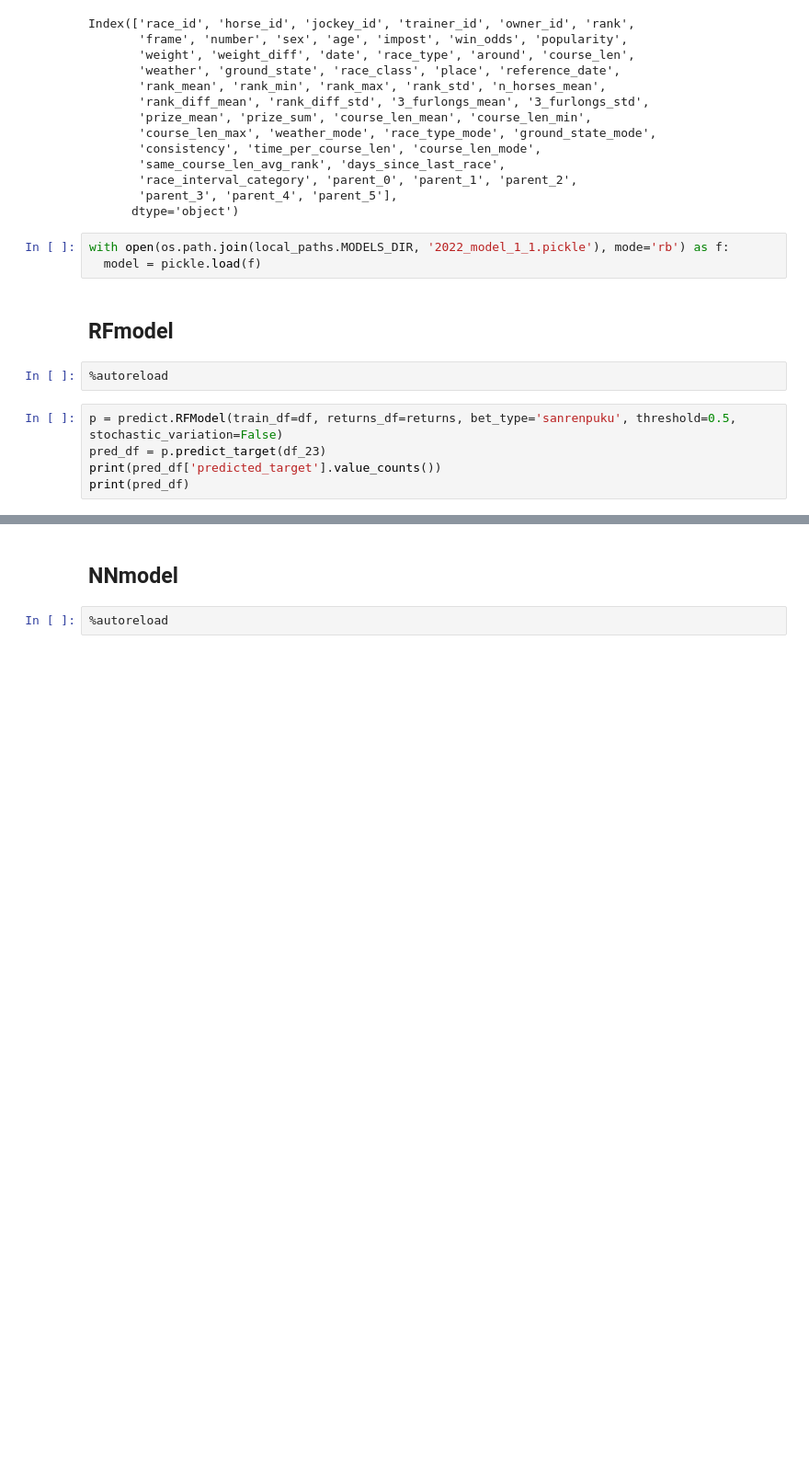
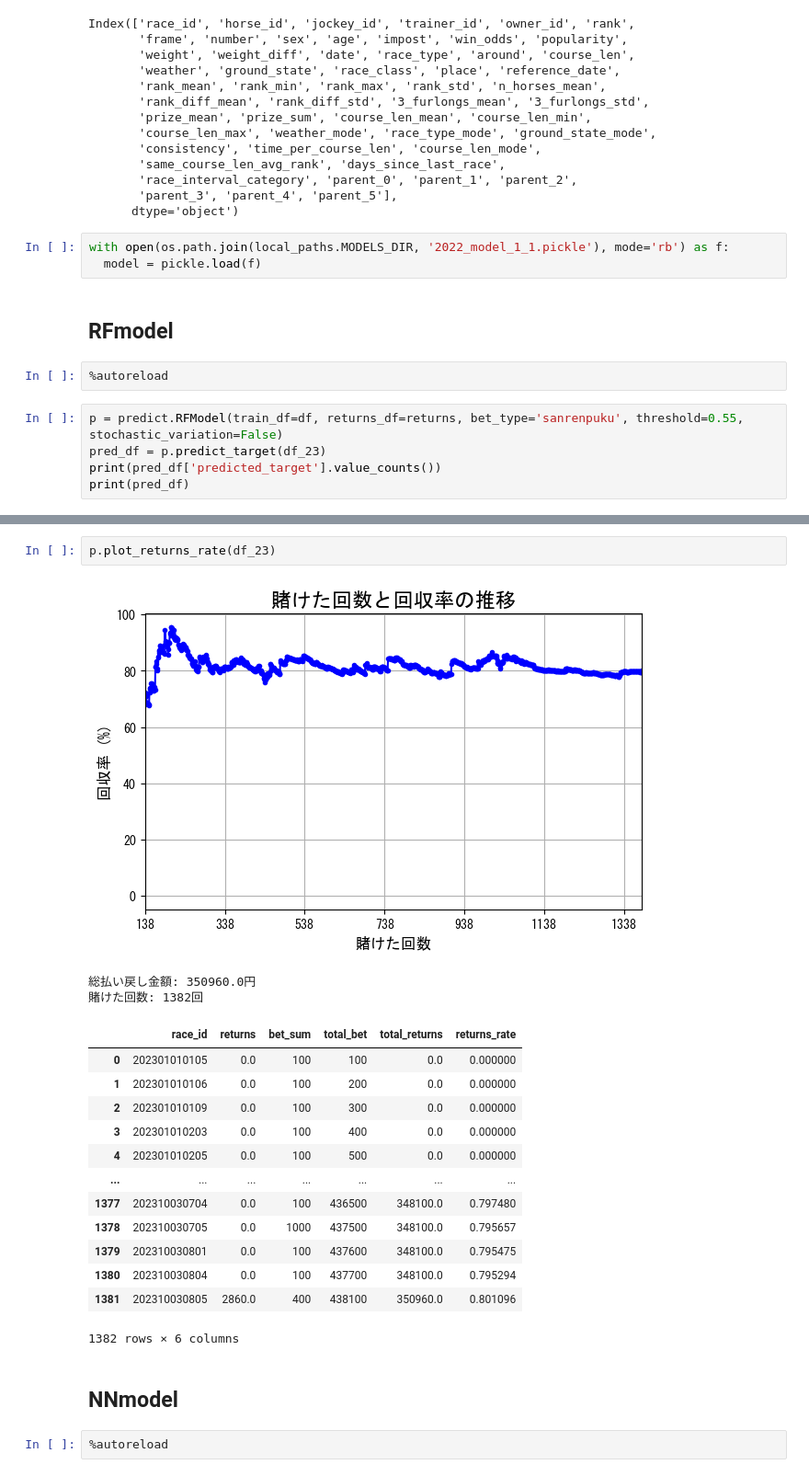
Before and after one commit to nanzeu/keiba, a Jupyter notebook: predict.ipynb, the cells around one changed output, grey strips where cells are left out. Shown: that part at 92% size. Saved outputs shown, nothing was run; the diff lists cells and outputs as text; blank space fills up the shorter version.

```diff
--- a/predict.ipynb
+++ b/predict.ipynb
@@ -112,7 +109,7 @@ with open(os.path.join(local_paths.MODELS_DIR, '2022_model_1_1.pickle'), mode='r
 # %%
 %autoreload
 # %%
-p = predict.RFModel(train_df=df, returns_df=returns, bet_type='sanrenpuku', threshold=0.5, stochastic_variation=False)
+p = predict.RFModel(train_df=df, returns_df=returns, bet_type='sanrenpuku', threshold=0.55, stochastic_variation=False)
 pred_df = p.predict_target(df_23)
 print(pred_df['predicted_target'].value_counts())
 print(pred_df)
@@ -210,3 +134,22 @@ For example, when doing 'df[col].method(value, inplace=True)', try using 'df.met
+# %%
+p.plot_returns_rate(df_23)
+# %% [output]
+[figure, added]
+総払い戻し金額: 350960.0円
+賭けた回数: 1382回
+|  | race_id | returns | bet_sum | total_bet | total_returns | returns_rate |
+| 0 | 202301010105 | 0.0 | 100 | 100 | 0.0 | 0.000000 |
+| 1 | 202301010106 | 0.0 | 100 | 200 | 0.0 | 0.000000 |
+| 2 | 202301010109 | 0.0 | 100 | 300 | 0.0 | 0.000000 |
+| 3 | 202301010203 | 0.0 | 100 | 400 | 0.0 | 0.000000 |
+| 4 | 202301010205 | 0.0 | 100 | 500 | 0.0 | 0.000000 |
+| ... | ... | ... | ... | ... | ... | ... |
+| 1377 | 202310030704 | 0.0 | 100 | 436500 | 348100.0 | 0.797480 |
+| 1378 | 202310030705 | 0.0 | 1000 | 437500 | 348100.0 | 0.795657 |
+| 1379 | 202310030801 | 0.0 | 100 | 437600 | 348100.0 | 0.795475 |
+| 1380 | 202310030804 | 0.0 | 100 | 437700 | 348100.0 | 0.795294 |
+| 1381 | 202310030805 | 2860.0 | 400 | 438100 | 350960.0 | 0.801096 |
+1382 rows × 6 columns
 # %% [markdown]
 ## NNmodel
 # %%
```
Also changed, not shown: parts of 19 cells of this notebook, 3 other files.
